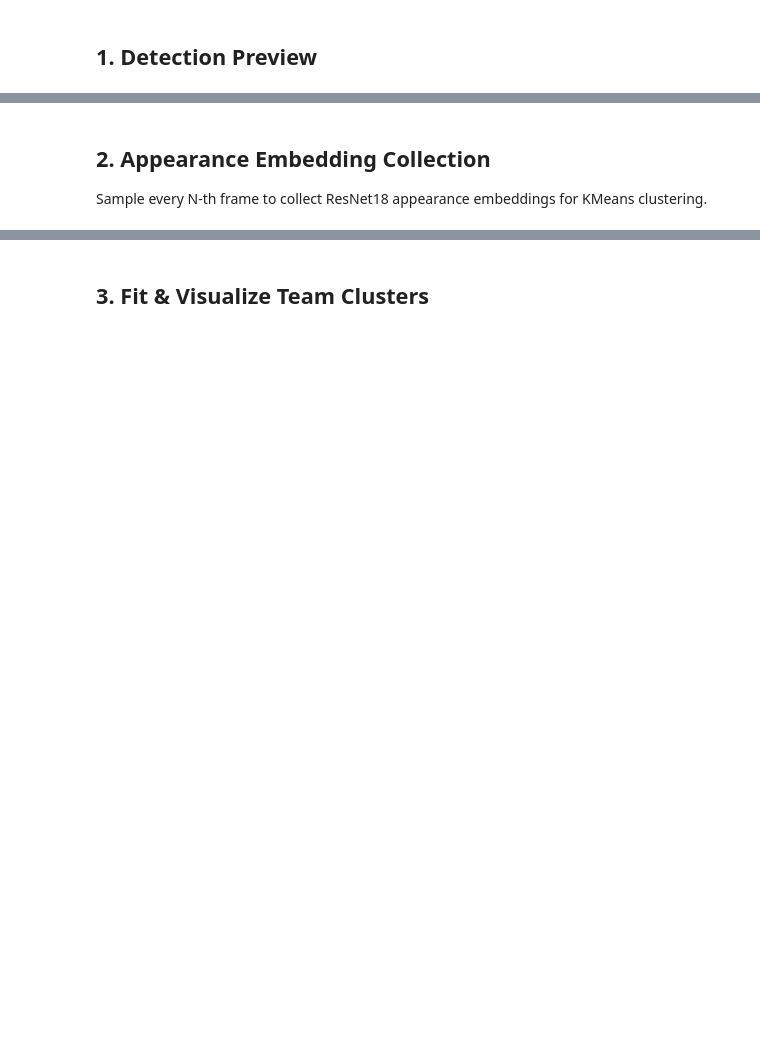
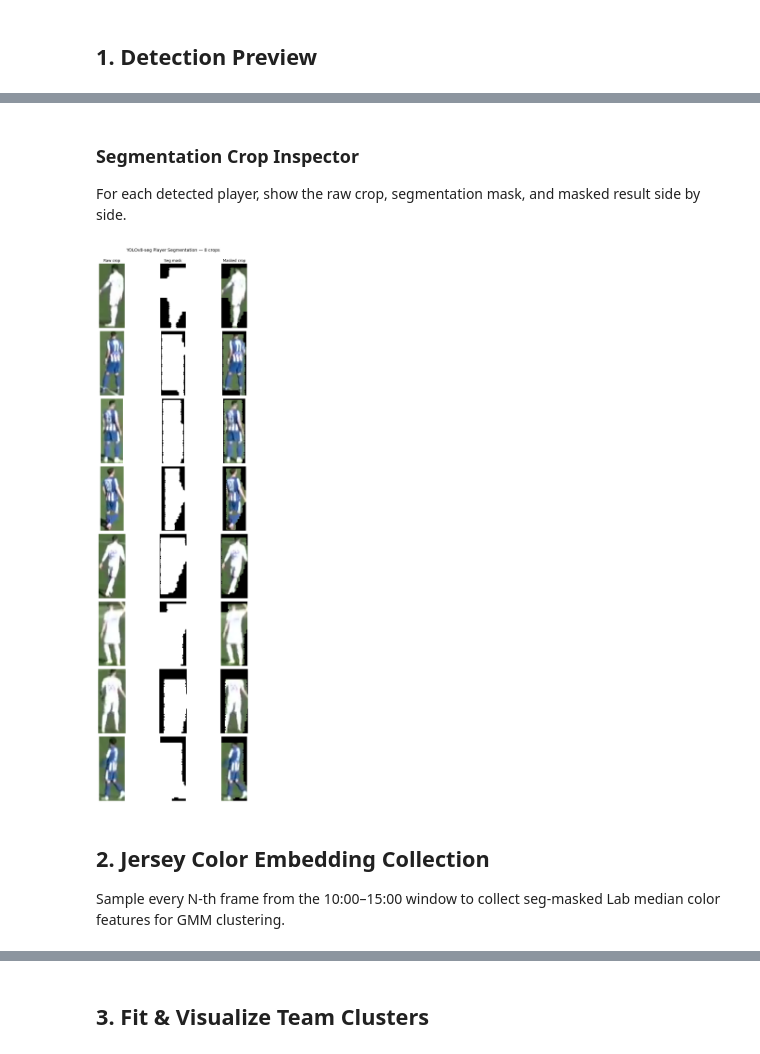
Before and after one commit to pavlesav/football-computer-vision, a Jupyter notebook: main.ipynb, the cells around one changed output, grey strips where cells are left out. Drawn from its saved outputs; the diff is of its cells as text; code cells hidden in the pictures; blank space fills up the shorter version.

```diff
--- a/main.ipynb
+++ b/main.ipynb
@@ -76,7 +78,54 @@ Ball detected: 1
+# %% [markdown]
+### Segmentation Crop Inspector
+
+For each detected player, show the raw crop, segmentation mask, and masked result side by side.
+# %%
+from ultralytics import YOLO
+
+seg_model = YOLO(Config.YOLO_SEG_MODEL)
+
+# Run segmentation ONCE on the full frame (model needs full-person silhouettes)
+frame_mask = segment_frame(frame, seg_model)
+
+# Use up to 8 detected players from the preview frame
+players = detections['players'][:8]
+n = len(players)
+
+fig, axes = plt.subplots(n, 3, figsize=(10, 3.2 * n))
+if n == 1:
+    axes = axes[np.newaxis, :]  # ensure 2D indexing
+
+for row, p in enumerate(players):
+    x1, y1, x2, y2 = p['bbox']
+    raw_crop = frame[y1:y2, x1:x2]
+
+    # Slice this player's mask from the full-frame mask
+    masked_crop, mask = extract_player_mask(frame, p['bbox'], frame_mask)
+
+    # Column 0 — raw crop
+    axes[row, 0].imshow(cv2.cvtColor(raw_crop, cv2.COLOR_BGR2RGB))
+    axes[row, 0].set_title('Raw crop' if row == 0 else '')
+    axes[row, 0].axis('off')
+
+    # Column 1 — binary mask
+    axes[row, 1].imshow(mask, cmap='gray', vmin=0, vmax=255)
+    axes[row, 1].set_title('Seg mask' if row == 0 else '')
+    axes[row, 1].axis('off')
+
+    # Column 2 — masked crop (background zeroed)
+    axes[row, 2].imshow(cv2.cvtColor(masked_crop, cv2.COLOR_BGR2RGB))
+    axes[row, 2].set_title('Masked crop' if row == 0 else '')
+    axes[row, 2].axis('off')
+
+plt.suptitle(f'YOLOv8-seg Player Segmentation — {n} crops', fontsize=14, y=1.0)
+plt.tight_layout()
+plt.show()
+# %% [output]
+[figure, added]
 # %% [markdown]
-## 2. Appearance Embedding Collection
+## 2. Jersey Color Embedding Collection
 
-Sample every N-th frame to collect ResNet18 appearance embeddings for KMeans clustering.
+Sample every N-th frame from the 10:00–15:00 window to collect seg-masked Lab median color features for GMM clustering.
 # %%
 team_clf = TeamClassifier()
 all_embeddings = []
```
Also changed, not shown: parts of 15 cells of this notebook, 30 other files.
